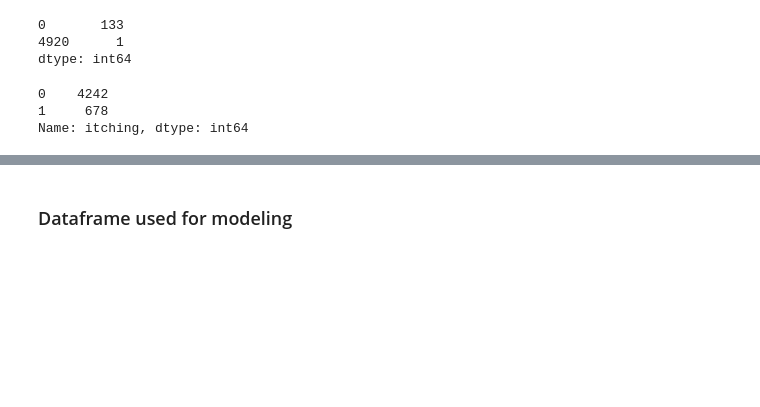
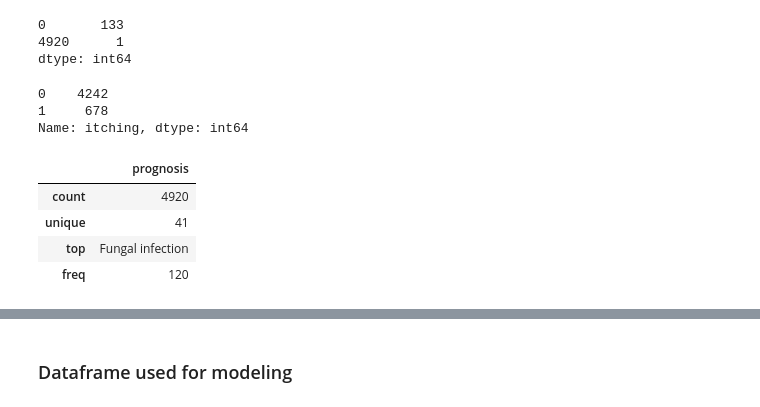
Before and after one commit to adrian-ramirezc/disease-prediction, a Jupyter notebook: eda.ipynb, the cells around one changed output, grey strips where cells are left out. Cells and saved outputs as stored; diff of their text form; code cells hidden in the pictures; blank space fills up the shorter version.

```diff
--- a/eda.ipynb
+++ b/eda.ipynb
@@ -113,3 +113,11 @@ df["itching"].value_counts()
 0    4242
 1     678
 Name: itching, dtype: int64
+# %%
+df.describe(include="object")
+# %% [output]
+|  | prognosis |
+| count | 4920 |
+| unique | 41 |
+| top | Fungal infection |
+| freq | 120 |
```
Also changed, not shown: parts of 4 cells of this notebook, 1 other file.
